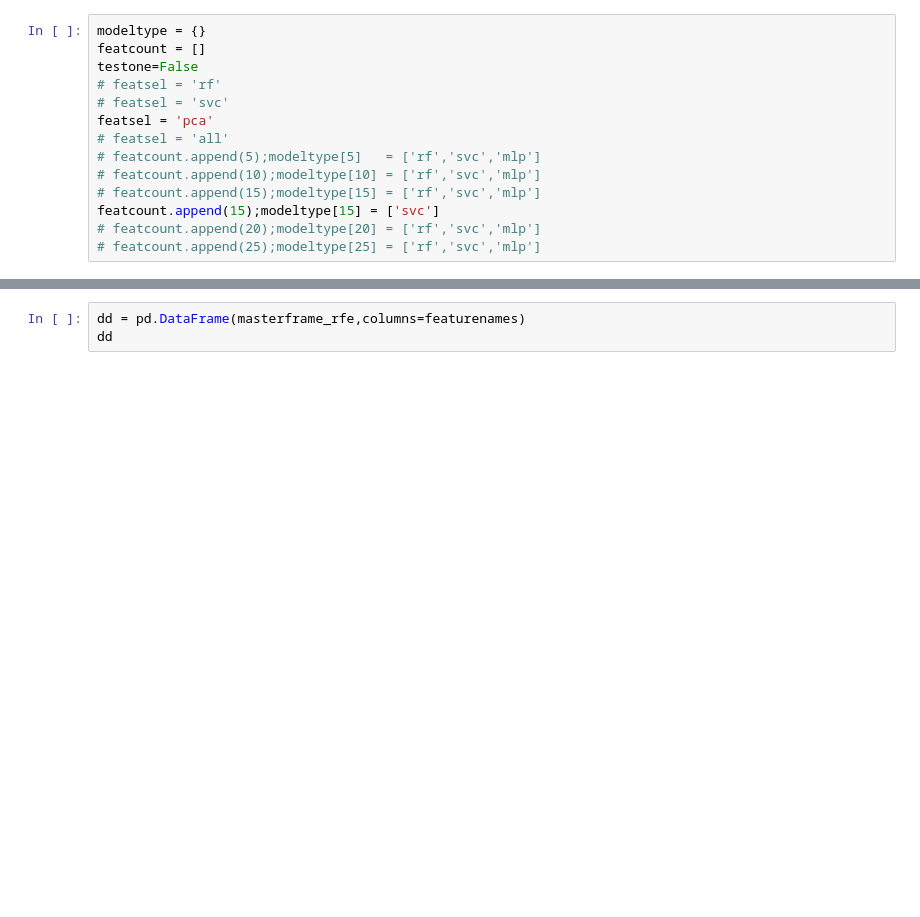
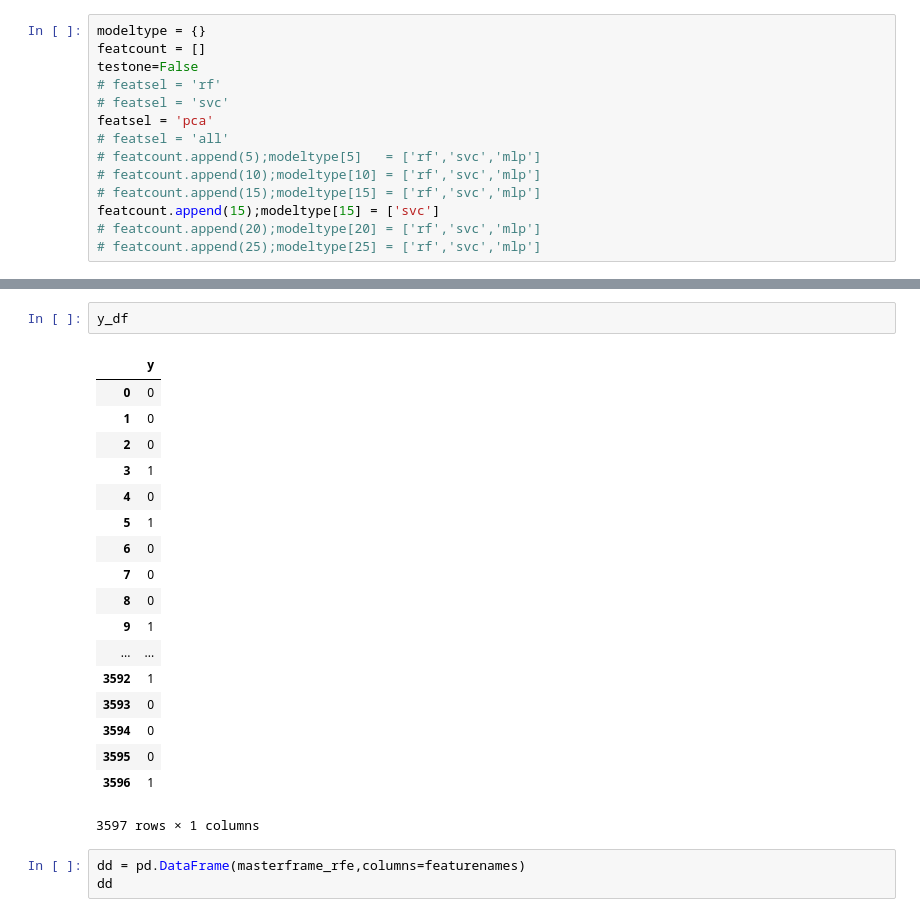
Before and after one commit to ai357060/model, a Jupyter notebook: model tester.ipynb, the cells around one changed output, grey strips where cells are left out. Cells and saved outputs as stored; diff of their text form; blank space fills up the shorter version.

```diff
--- a/model tester.ipynb
+++ b/model tester.ipynb
@@ -147,3 +168,24 @@ IndexError: index 3599 is out of bounds for axis 0 with size 3599
+# %%
+y_df
+# %% [output]
+|  | y |
+| 0 | 0 |
+| 1 | 0 |
+| 2 | 0 |
+| 3 | 1 |
+| 4 | 0 |
+| 5 | 1 |
+| 6 | 0 |
+| 7 | 0 |
+| 8 | 0 |
+| 9 | 1 |
+| ... | ... |
+| 3592 | 1 |
+| 3593 | 0 |
+| 3594 | 0 |
+| 3595 | 0 |
+| 3596 | 1 |
+3597 rows × 1 columns
 # %%
 dd = pd.DataFrame(masterframe_rfe,columns=featurenames)
 dd
```
Also changed, not shown: parts of 3 cells of this notebook, 1 other file.
